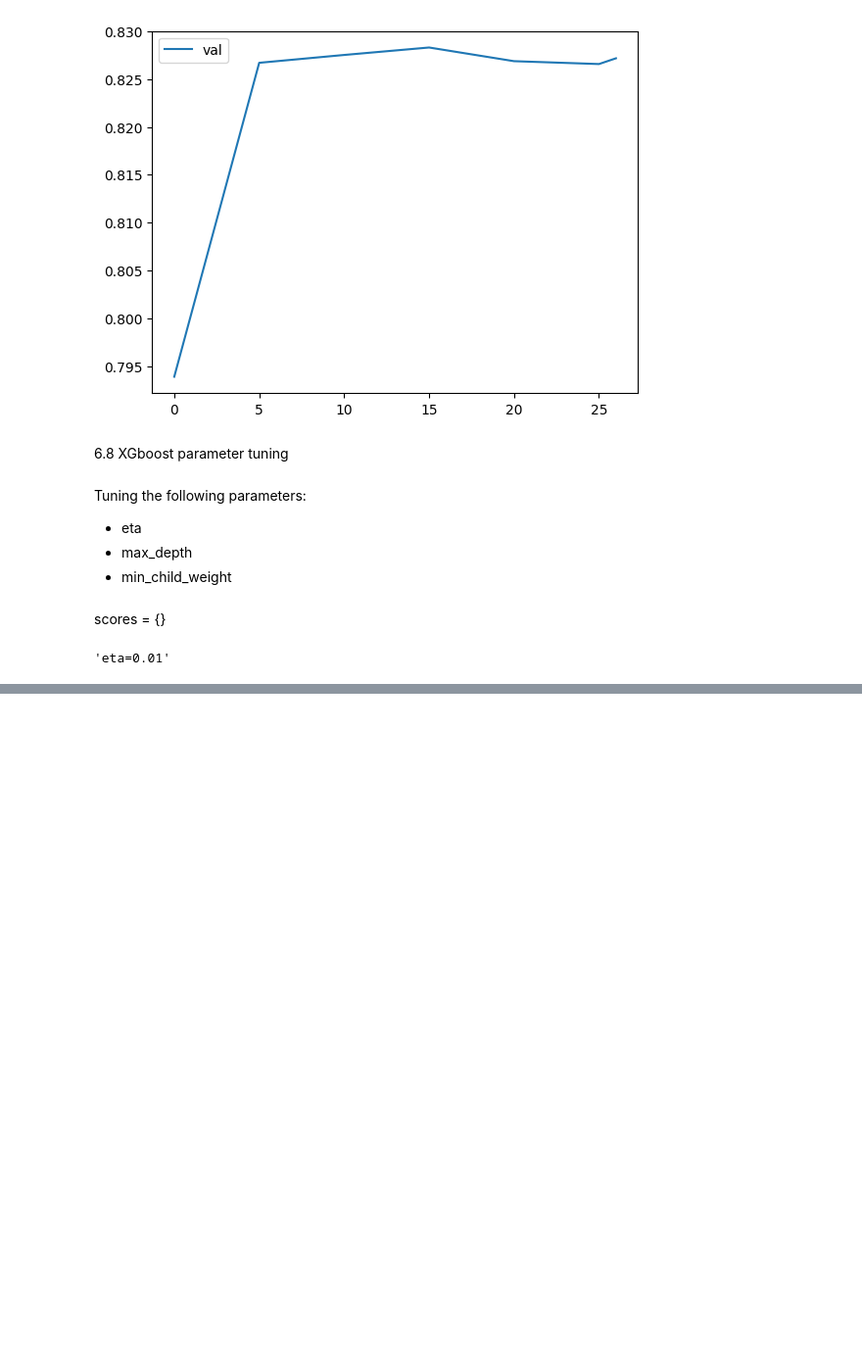
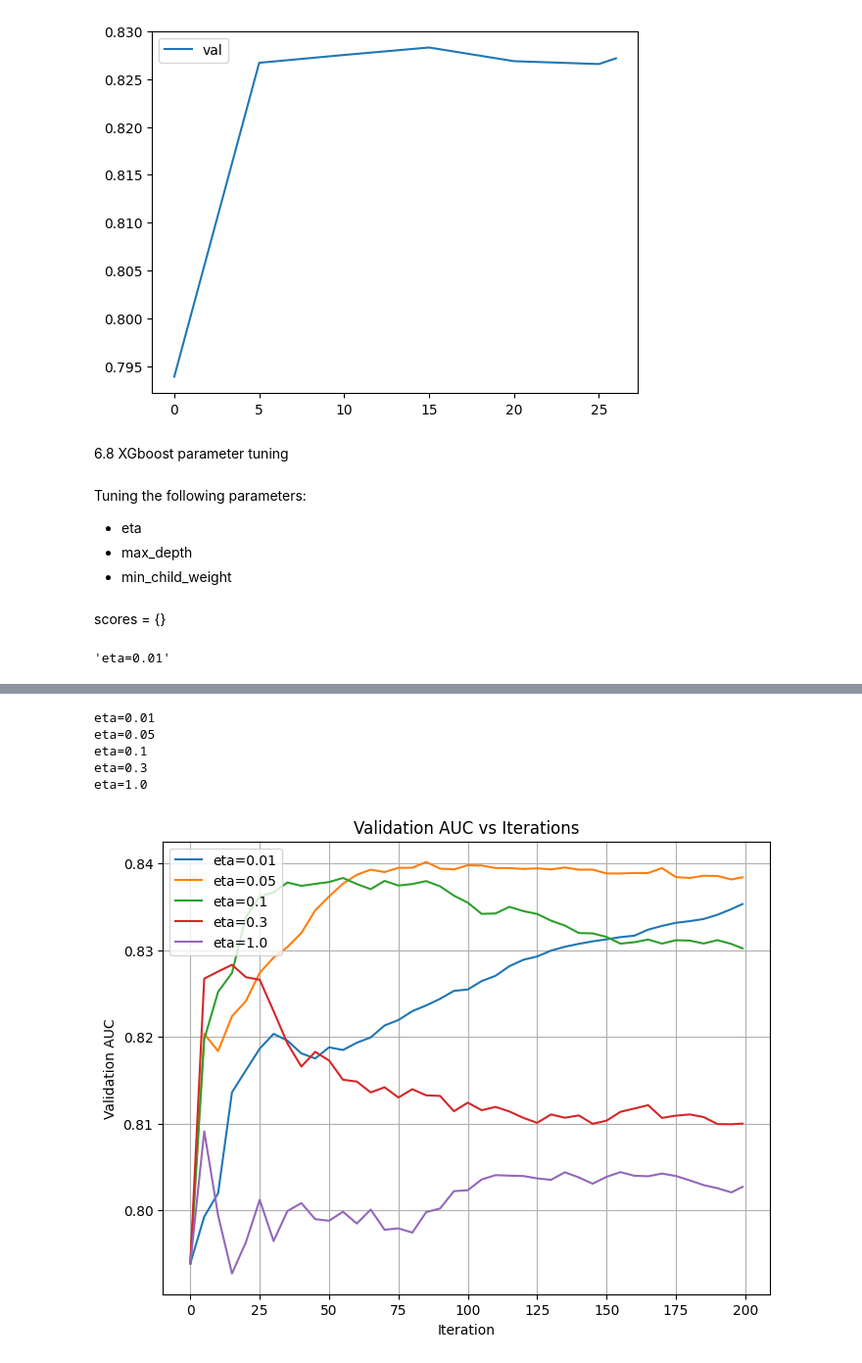
Before and after one commit to mireillehaddad/Machine-Learning, a Jupyter notebook: 06-trees /credit-risk.ipynb, the cells around one changed output, grey strips where cells are left out. Shown at 98% size. Drawn from its saved outputs; the diff is of its cells as text; code cells hidden in the pictures; blank space fills up the shorter version.

```diff
--- a/06-trees /credit-risk.ipynb
+++ b/06-trees /credit-risk.ipynb
@@ -997,0 +1067,52 @@ plt.show()
+# %%
+from IPython.utils.io import capture_output
+
+scores = {}
+
+for eta in [0.01, 0.05, 0.1, 0.3, 1.0]:
+
+    print(f'eta={eta}')
+
+    xgb_params = {
+        'eta': eta,
+        'max_depth': 6,
+        'min_child_weight': 1,
+        'objective': 'binary:logistic',
+        'eval_metric': 'auc',
+        'seed': 1,
+        'verbosity': 1
+    }
+
+    with capture_output() as captured:
+        model = xgb.train(
+            xgb_params,
+            dtrain,
+            num_boost_round=200,
+            evals=[(dtrain, 'train'), (dval, 'validation')],
+            verbose_eval=5
+        )
+
+    scores[eta] = parse_xgb_output(captured.stdout)
+# %% [output]
+eta=0.01
+eta=0.05
+eta=0.1
+eta=0.3
+eta=1.0
+# %%
+import matplotlib.pyplot as plt
+
+plt.figure(figsize=(8,6))
+
+for eta, df_score in scores.items():
+    plt.plot(df_score.iter, df_score.val_auc, label=f'eta={eta}')
+
+plt.xlabel('Iteration')
+plt.ylabel('Validation AUC')
+plt.title('Validation AUC vs Iterations')
+plt.legend()
+plt.grid(True)
+
+plt.show()
+# %% [output]
+[figure, added]
```
Also changed, not shown: parts of 36 cells of this notebook.
